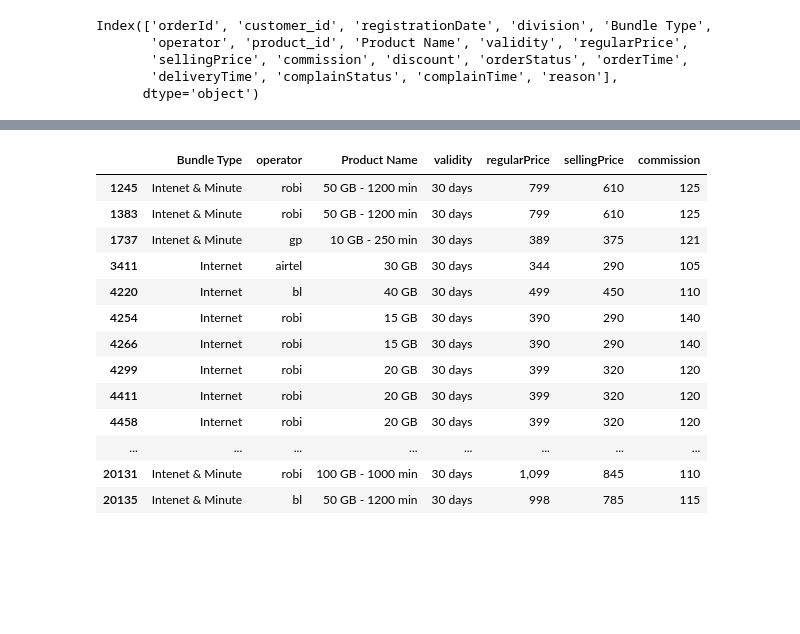
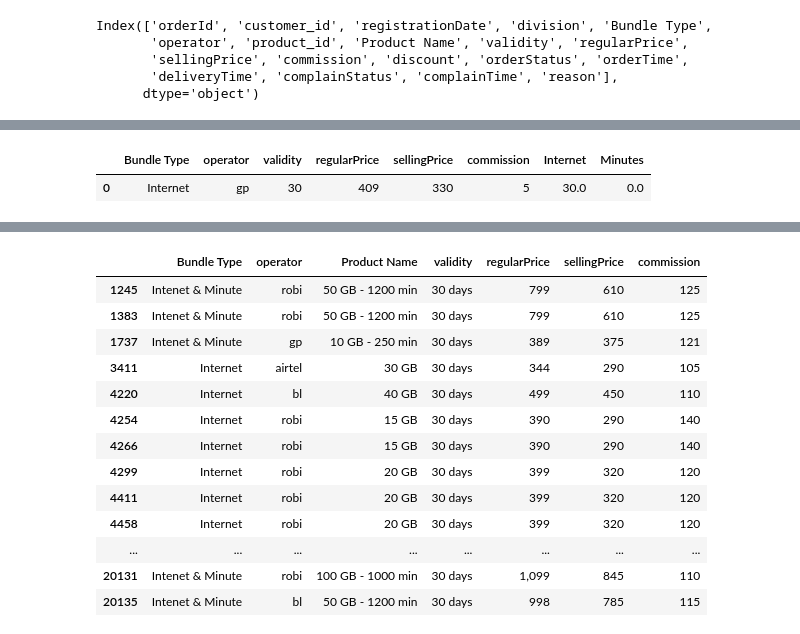
Before and after one commit to mddmustainbillah/telecommunication-project, a Jupyter notebook: notebooks/data_cleaning.ipynb, the cells around one changed output, grey strips where cells are left out. Cells and saved outputs as stored; diff of their text form; code cells hidden in the pictures; blank space fills up the shorter version.

```diff
--- a/notebooks/data_cleaning.ipynb
+++ b/notebooks/data_cleaning.ipynb
@@ -179,0 +281,8 @@ df.head(2)
+# %%
+
+df = clean_data(df)
+df = feature_engineering(df)
+df.head(1)
+# %% [output]
+|  | Bundle Type | operator | validity | regularPrice | sellingPrice | commission | Internet | Minutes |
+| 0 | Internet | gp | 30 | 409 | 330 | 5 | 30.0 | 0.0 |
```
Also changed, not shown: parts of 4 cells of this notebook, 4 other files.
